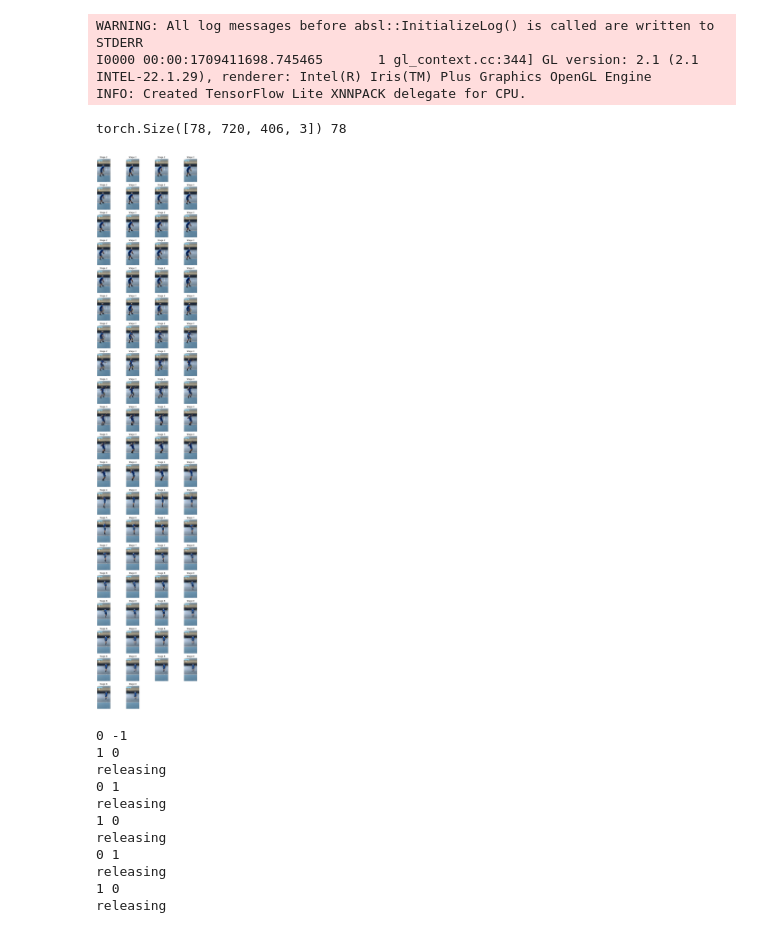
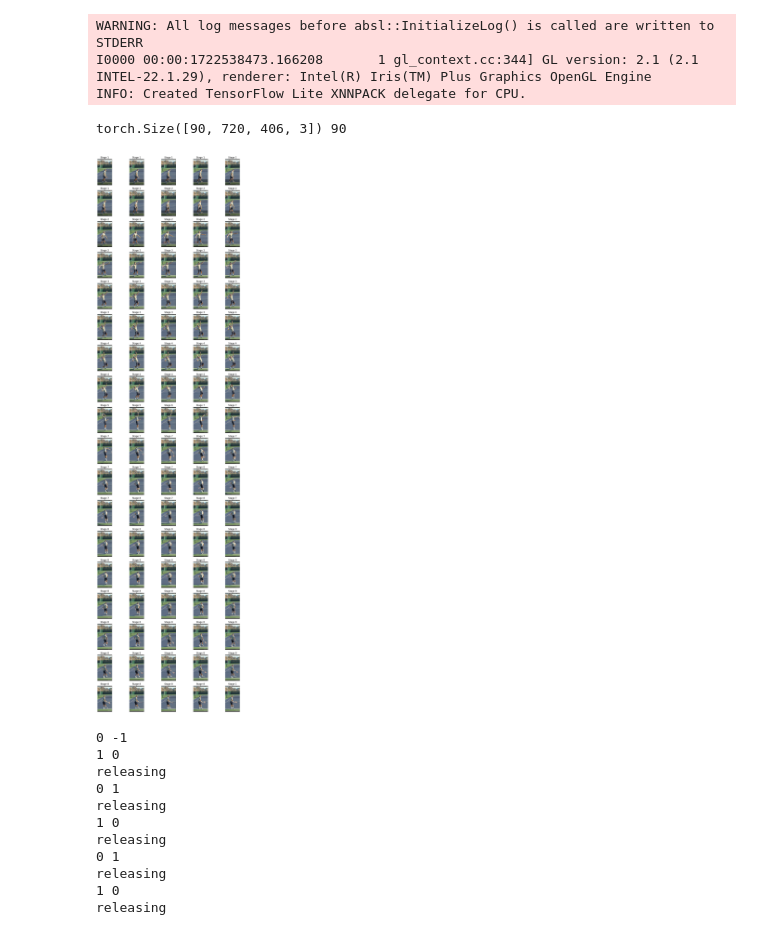
Before and after one commit to IncubyteAI/sports.ai, a Jupyter notebook: model_training/inference.ipynb, the cells around one changed output. Drawn from its saved outputs; the diff is of its cells as text; code cells hidden in the pictures.

```diff
--- a/model_training/inference.ipynb
+++ b/model_training/inference.ipynb
@@ -5,29 +5,28 @@ os.chdir("/Users/tanayagrawal/sports-ai/")
 # %%
-from video import VideoProcessor
-from models.models import CN_S200_5_D25
+from model_training.video import VideoProcessor
+from models.models import CN_S200_5_D0
 import sys
 import matplotlib.pyplot as plt
-import torch
 
-model = CN_S200_5_D25()
+model = CN_S200_5_D0()
 model.load()
 vp = VideoProcessor()
-frames, stages = vp.process("Tennis/RData/RTennisServes/R1sg2.mp4")
+frames, stages = vp.process("datasets/RData/RTennisServes/R0rf1.mp4")
 print(frames.shape, len(stages))
 ROWS = 20
 COLS = len(frames) // ROWS + 1
 plt.figure(figsize=(COLS * 3, ROWS * 3))
 for i, (frame, stage) in enumerate(zip(frames, stages)):
     plt.subplot(ROWS, COLS, i + 1)
     plt.imshow(frame)
     plt.title(f"Stage {stage + 1}")
     plt.axis("off")
 # %% [output]
 WARNING: All log messages before absl::InitializeLog() is called are written to STDERR
-I0000 00:00:1709411698.745465       1 gl_context.cc:344] GL version: 2.1 (2.1 INTEL-22.1.29), renderer: Intel(R) Iris(TM) Plus Graphics OpenGL Engine
+I0000 00:00:1722538473.166208       1 gl_context.cc:344] GL version: 2.1 (2.1 INTEL-22.1.29), renderer: Intel(R) Iris(TM) Plus Graphics OpenGL Engine
 INFO: Created TensorFlow Lite XNNPACK delegate for CPU.
-torch.Size([78, 720, 406, 3]) 78
+torch.Size([90, 720, 406, 3]) 90
-[figure, old version]
+[figure, new version]
 # %%
 import cv2
 import numpy as np
```
Also changed, not shown: parts of 1 cell of this notebook, 4 other files.
